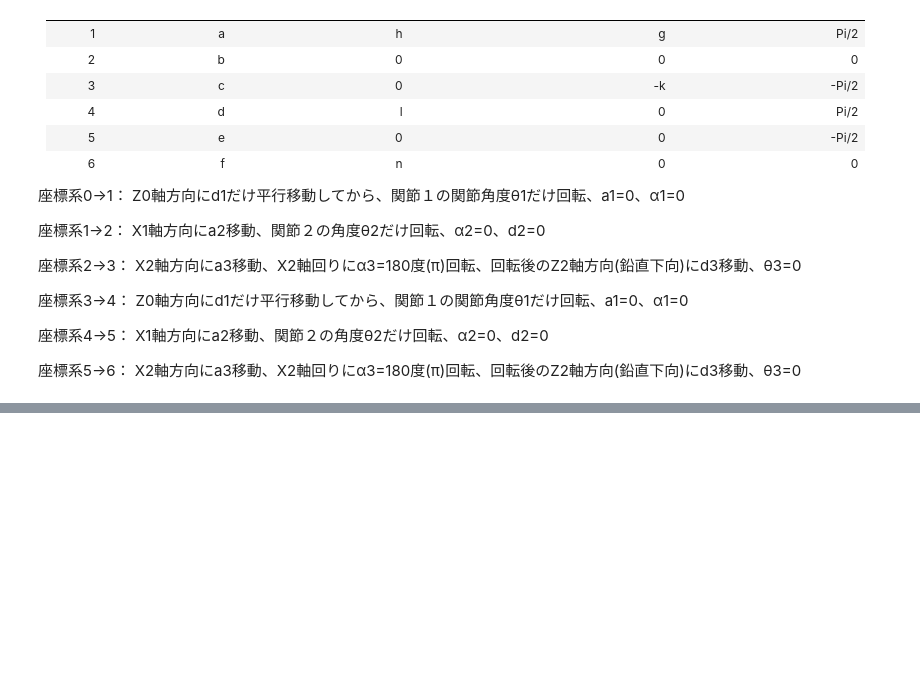
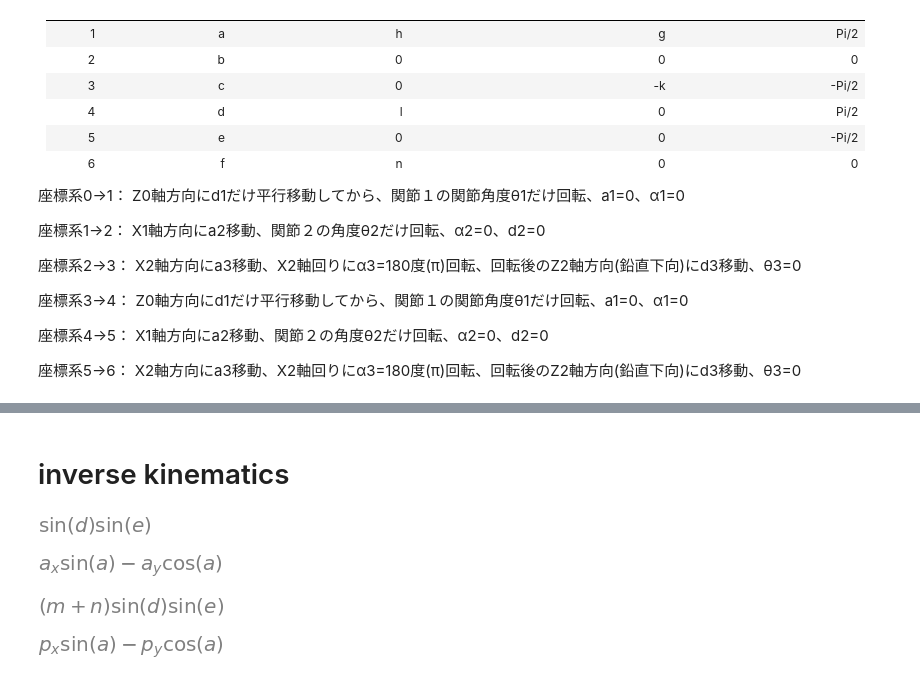
Before and after one commit to maeda-lab/Scaledown, a Jupyter notebook: miyamoto/44マトリクス解く.ipynb, the cells around one changed output, grey strips where cells are left out. Drawn from its saved outputs; the diff is of its cells as text; code cells hidden in the pictures; blank space fills up the shorter version.

```diff
--- a/miyamoto/44マトリクス解く.ipynb
+++ b/miyamoto/44マトリクス解く.ipynb
@@ -104,10 +150,10 @@ sym.trigsimp(A1*A2*A3*A4*A5*A6)
 # %%
-T5=sym.trigsimp(A6)
-T4=sym.trigsimp(A5*A6)
-T3=sym.trigsimp(A4*A5*A6)
-T2=sym.trigsimp(A3*A4*A5*A6)
-T1=sym.trigsimp(A2*A3*A4*A5*A6)
-T=sym.trigsimp(A1*A2*A3*A4*A5*A6)
+T5=A6
+T4=A5*A6
+T3=A4*A5*A6
+T2=A3*A4*A5*A6
+T1=A2*A3*A4*A5*A6
+T=A1*A2*A3*A4*A5*A6
 
 #x,y,zの順運動学が確認したければここを表示して，Tの４列目を確認
 #sym.trigsimp(T*trans(n,0,0))
@@ -121,3 +241,21 @@ B6=A6.inv()
+# %% [markdown]
+# inverse kinematics
+# %%
+T1[10]
+# %% [output]
+[figure, added]
+# %%
+B1T[10]
+# %% [output]
+[figure, added]
+# %%
+T1[11]
+# %% [output]
+[figure, added]
+# %%
+B1T[11]
+# %% [output]
+[figure, added]
 # %%
 #逆行列確認
 #sym.trigsimp(A1*B1*A2*B2*A3*B3*A4*B4*A5*B5*A6*B6*A7*B7)
```
Also changed, not shown: parts of 25 cells of this notebook, 1 other file.
